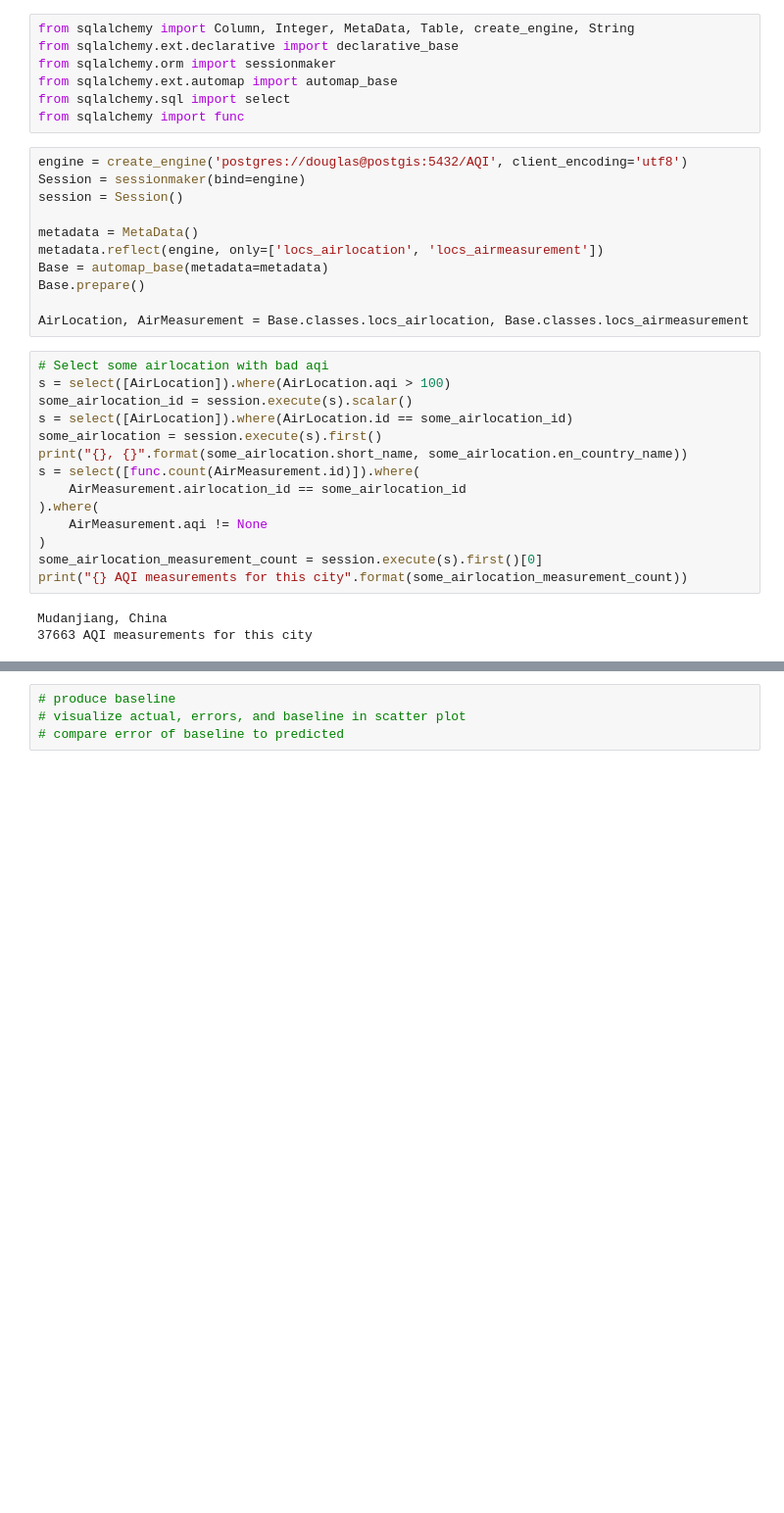
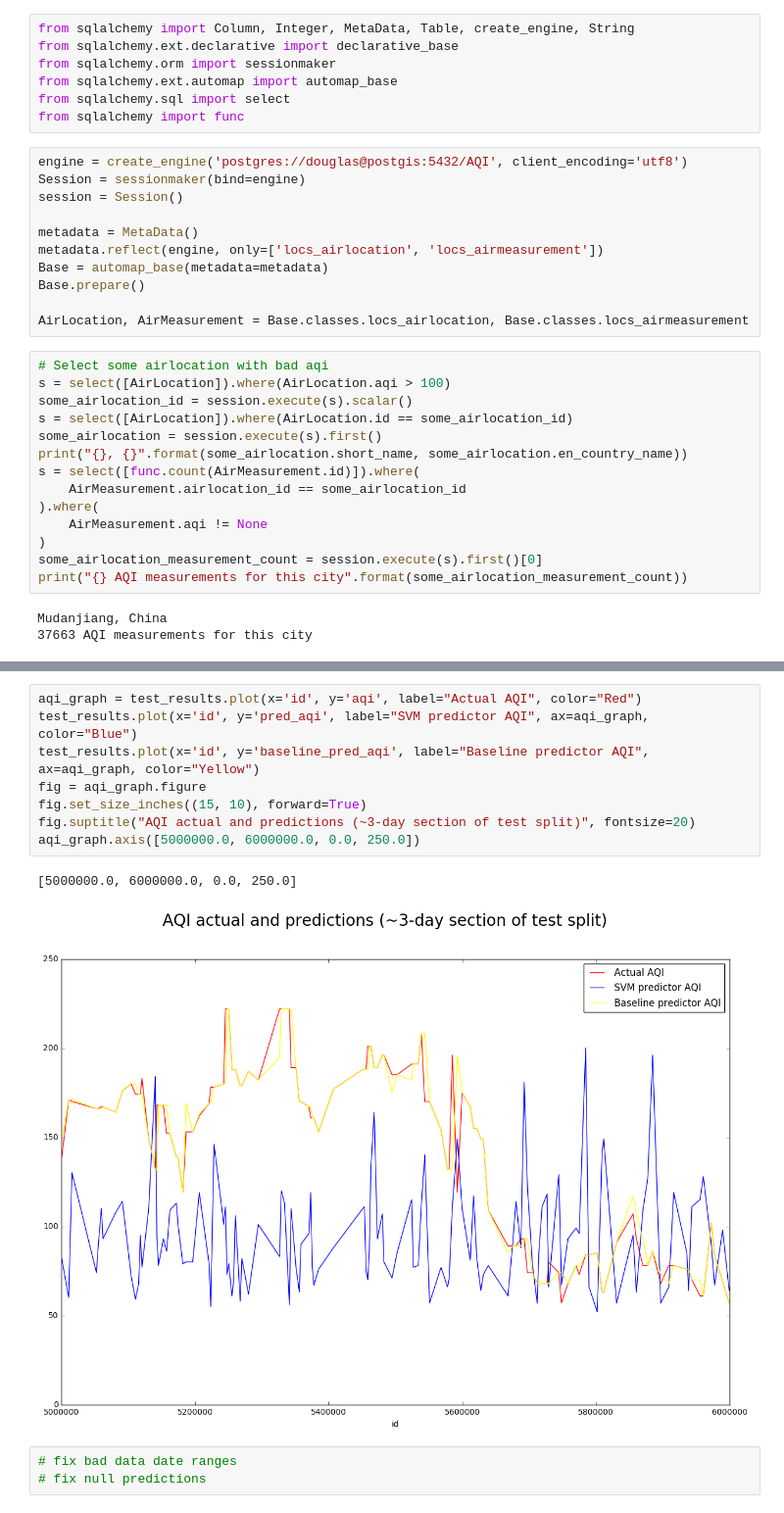
Before and after one commit to curiousest/predict-AQI, a Jupyter notebook: notebooks/data-exploring.ipynb, the cells around one changed output, grey strips where cells are left out. Shown at 98% size. Drawn from its saved outputs; the diff is of its cells as text; blank space fills up the shorter version.

```diff
--- a/notebooks/data-exploring.ipynb
+++ b/notebooks/data-exploring.ipynb
@@ -149,4 +197,14 @@ aqi_graph.axis([80000000.0, 90000000.0, 0.0, 250.0])
-# %%
-# produce baseline
-# visualize actual, errors, and baseline in scatter plot
-# compare error of baseline to predicted
+# %%
+aqi_graph = test_results.plot(x='id', y='aqi', label="Actual AQI", color="Red")
+test_results.plot(x='id', y='pred_aqi', label="SVM predictor AQI", ax=aqi_graph, color="Blue")
+test_results.plot(x='id', y='baseline_pred_aqi', label="Baseline predictor AQI", ax=aqi_graph, color="Yellow")
+fig = aqi_graph.figure
+fig.set_size_inches((15, 10), forward=True)
+fig.suptitle("AQI actual and predictions (~3-day section of test split)", fontsize=20)
+aqi_graph.axis([5000000.0, 6000000.0, 0.0, 250.0])
+# %% [output]
+[5000000.0, 6000000.0, 0.0, 250.0]
+[figure, added]
+# %%
+# fix bad data date ranges
+# fix null predictions
```
Also changed, not shown: parts of 11 cells of this notebook.
